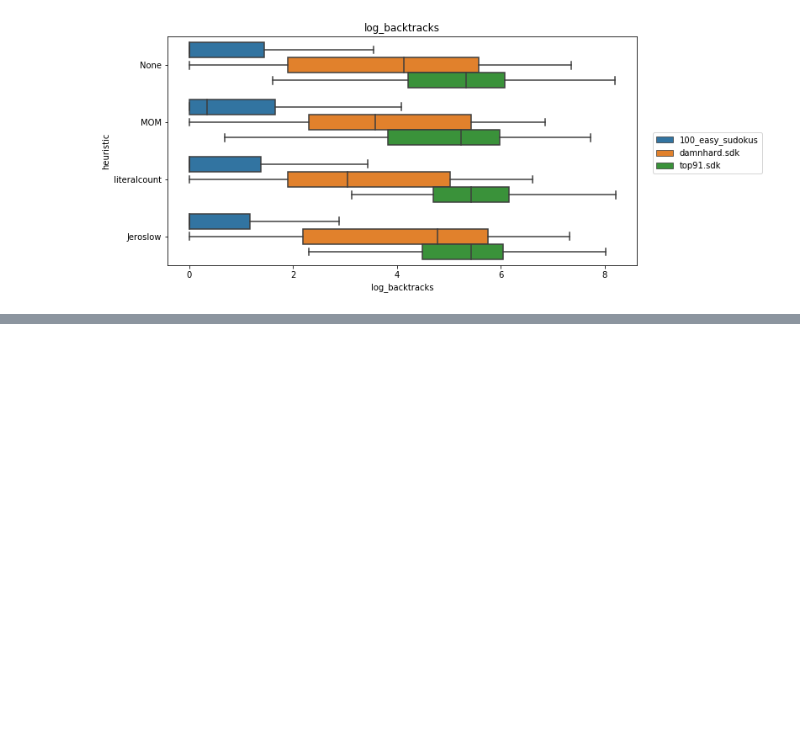
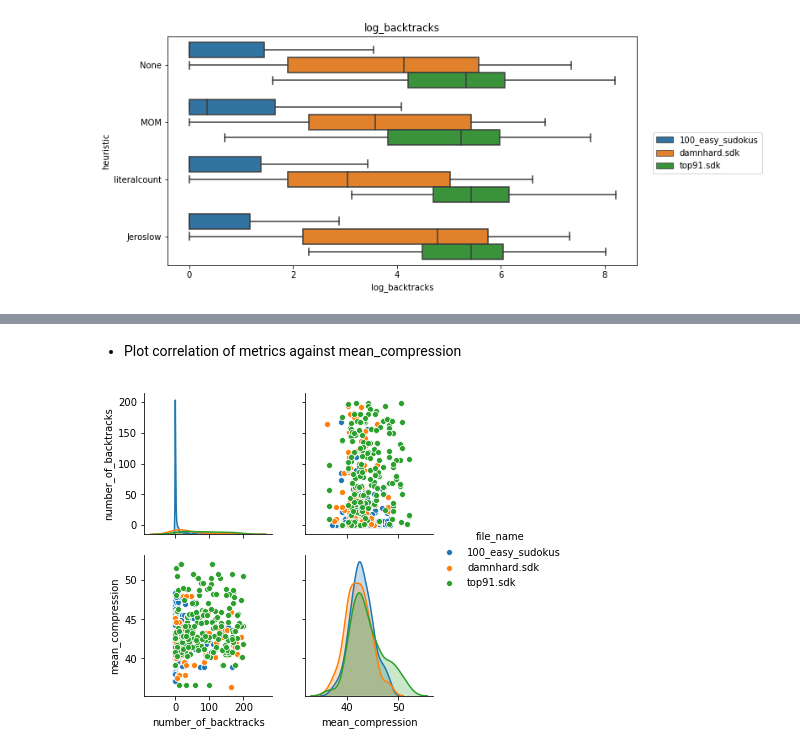
Before and after one commit to DanLszl/sat-solver, a Jupyter notebook: experiment_analysis.ipynb, the cells around one changed output, grey strips where cells are left out. Saved outputs shown, nothing was run; the diff lists cells and outputs as text; code cells hidden in the pictures; blank space fills up the shorter version.

```diff
--- a/experiment_analysis.ipynb
+++ b/experiment_analysis.ipynb
@@ -193,0 +319,11 @@ plt.show()
+# %% [markdown]
+- Plot correlation of metrics against mean_compression
+# %%
+compression_metric = ["mean_compression"]
+performance_metrics = ["number_of_backtracks"]
+interesting_columns = performance_metrics + compression_metric
+
+sns.pairplot(df_biased[df_biased['number_of_backtracks'] <= 200], vars=interesting_columns, hue = "file_name")
+plt.show()
+# %% [output]
+[figure, added]
```
Also changed, not shown: parts of 9 cells of this notebook.
